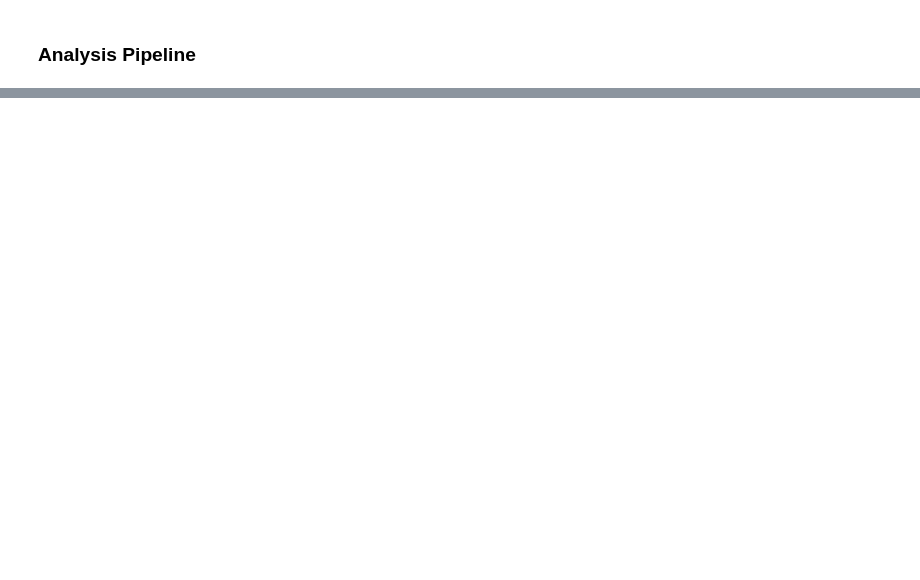
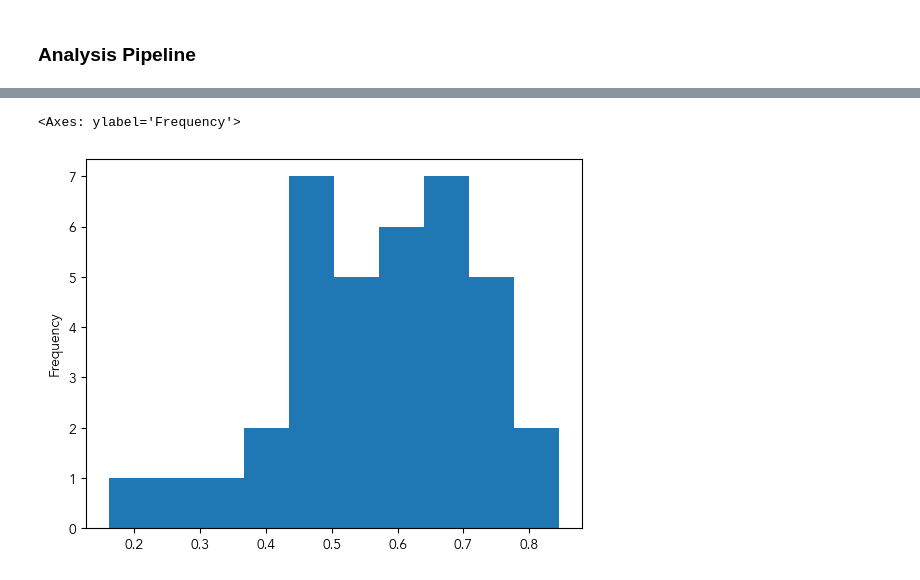
Before and after one commit to r0han99/spotify-dataengg, a Jupyter notebook: notebooks/playlist-data-collection.ipynb, the cells around one changed output, grey strips where cells are left out. Saved outputs shown, nothing was run; the diff lists cells and outputs as text; code cells hidden in the pictures; blank space fills up the shorter version.

```diff
--- a/notebooks/playlist-data-collection.ipynb
+++ b/notebooks/playlist-data-collection.ipynb
@@ -195,0 +219,5 @@ audio_features_df
+# %%
+audio_features_df['Danceability'].plot(kind="hist")
+# %% [output]
+<Axes: ylabel='Frequency'>
+[figure, added]
```
Also changed, not shown: parts of 3 cells of this notebook, 1 other file.
